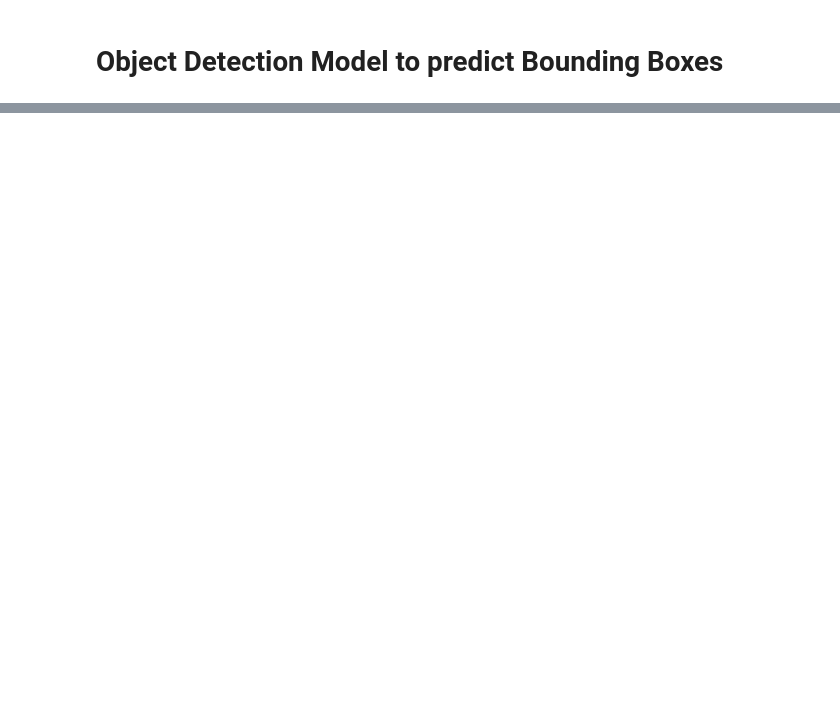
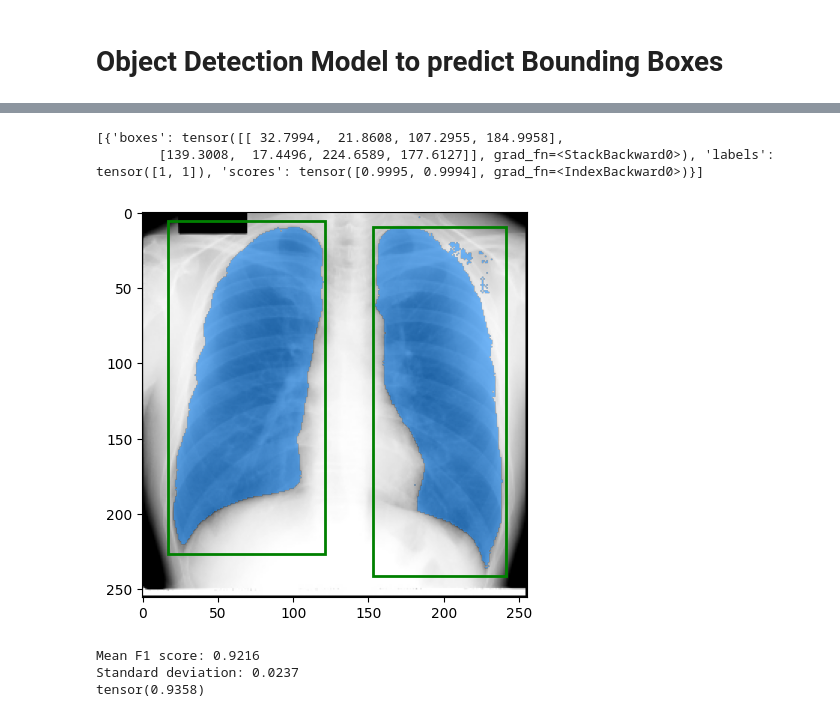
Before and after one commit to ZhenwenZhang1108/ADL-Assigenment1-Q3, a Jupyter notebook: sam_lung_xrays_1.ipynb, the cells around one changed output, grey strips where cells are left out. Cells and saved outputs as stored; diff of their text form; code cells hidden in the pictures; blank space fills up the shorter version.

```diff
--- a/sam_lung_xrays_1.ipynb
+++ b/sam_lung_xrays_1.ipynb
@@ -319,0 +471,20 @@ Standard deviation: 0.1121
+# %%
+model.to(device)
+model.train()
+for i in range(1,10):
+  for q,t in train_dataloader:
+   q = q.to(device)
+   res = model(trans(q),[{"boxes": box, "labels": label} for box, label in zip(t["boxes"].to(device), t["labels"].to(device))])
+   losses = res['loss_classifier']+res['loss_box_reg']+res['loss_objectness']+res['loss_rpn_box_reg']
+   optimizer.zero_grad()
+   losses.backward()
+   optimizer.step()
+# %%
+model.eval()
+model.to('cpu')
+img = torch.tensor(x_train[2]).unsqueeze(0).permute(0,3,1,2)
+results = model(trans(img))
+print(results)
+# %% [output]
+[{'boxes': tensor([[ 32.7994,  21.8608, 107.2955, 184.9958],
+        [139.3008,  17.4496, 224.6589, 177.6127]], grad_fn=<StackBackward0>), 'labels': tensor([1, 1]), 'scores': tensor([0.9995, 0.9994], grad_fn=<IndexBackward0>)}]
@@ -319,0 +493,24 @@ Standard deviation: 0.1121
+# %%
+example_img, example_mask = x_train[10], y_train[10]
+img = torch.tensor(x_train[10],dtype=torch.float32).unsqueeze(0).permute(0,3,1,2)
+results = model(img/255)
+input_boxes = torch.tensor(results[0]['boxes'][0:2],device=predictor.device)
+predictor.set_image(example_img)
+transformed_boxes = predictor.transform.apply_boxes_torch(input_boxes, example_img.shape[:2])
+masks, scores, logits = predictor.predict_torch(
+    point_coords=None,
+    point_labels=None,
+    boxes=transformed_boxes,
+    multimask_output=False,
+)
+ma = masks[0]+masks[1]
+# %%
+plt.figure(figsize=(5,5))
+plt.imshow(x_train[10])
+show_box(results[0]['boxes'][1].detach().numpy(), plt.gca())
+show_box(results[0]['boxes'][0].detach().numpy(), plt.gca())
+show_mask(ma.cpu(),plt.gca())
+plt.axis('on')
+plt.show()
+# %% [output]
+[figure, added]
@@ -319,0 +521,33 @@ Standard deviation: 0.1121
+# %%
+import torchmetrics
+f1 = torchmetrics.F1Score(task="binary")
+f1_scores = []
+Iou = 0.0
+for (img, mask_gt) in zip(x_val, y_val):
+
+    example_img, example_mask = img, mask_gt
+    img = torch.tensor(img,dtype=torch.float32).unsqueeze(0).permute(0,3,1,2)
+    results = model(img/255)
+    input_boxes = torch.tensor(results[0]['boxes'][0:2],device=predictor.device)
+    predictor.set_image(example_img)
+    transformed_boxes = predictor.transform.apply_boxes_torch(input_boxes, example_img.shape[:2])
+    masks, scores, logits = predictor.predict_torch(
+      point_coords=None,
+      point_labels=None,
+      boxes=transformed_boxes,
+      multimask_output=False,
+    )
+    ma = masks[0]+masks[1]
+    Iou = Iou + IoU_loss(torch.tensor(gt_box(example_mask)),torch.tensor(results[0]['boxes'][0:2]))
+    f1_scores.append(f1((ma.cpu()).squeeze(),torch.tensor(mask_gt)))
+
+mean_f1 = np.mean(np.array(f1_scores))
+std_f1 = np.std(np.array(f1_scores))
+
+print(f"Mean F1 score: {mean_f1:.4f}")
+print(f"Standard deviation: {std_f1:.4f}")
+print(Iou/len(y_val))
+# %% [output]
+Mean F1 score: 0.9216
+Standard deviation: 0.0237
+tensor(0.9358)
```
Also changed, not shown: parts of 34 cells of this notebook.
